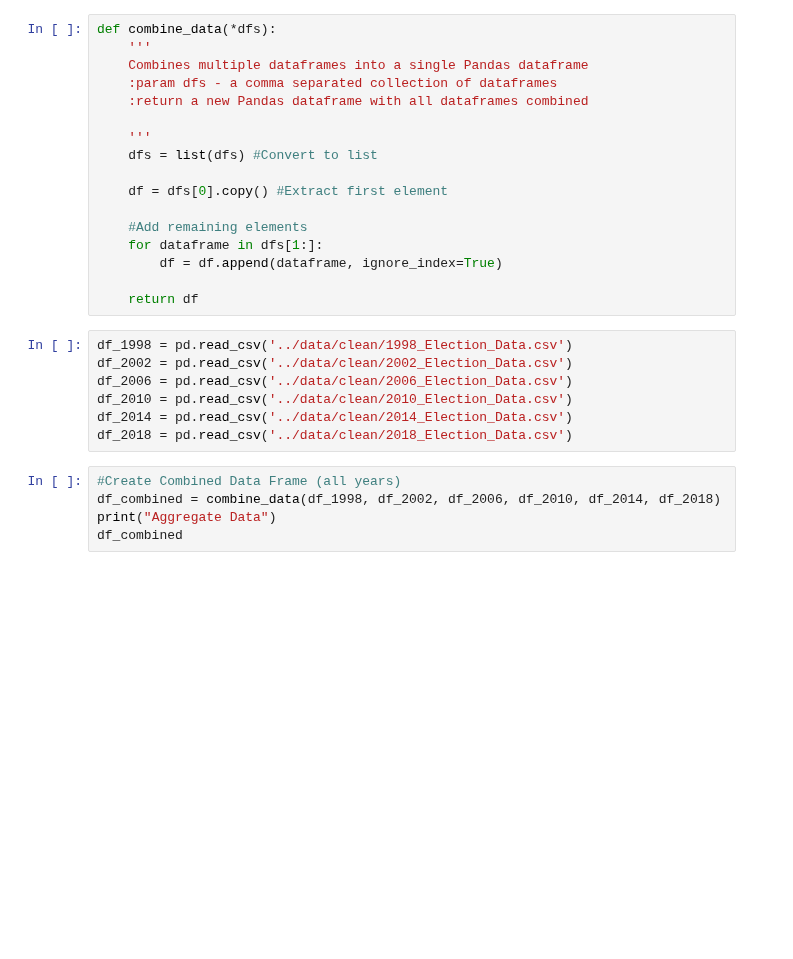
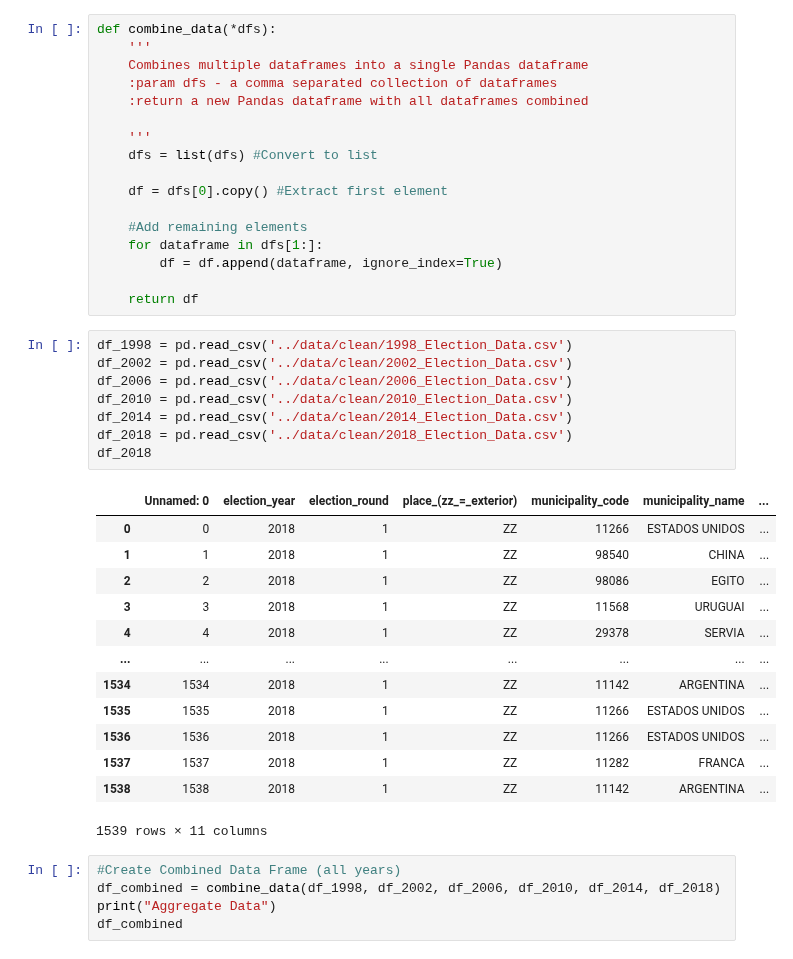
Before and after one commit to BU-Spark/ds-boston-bpda-br-election, a Jupyter notebook: TEAM1/src/votingdata.ipynb, the cells around one changed output. Saved outputs shown, nothing was run; the diff lists cells and outputs as text; blank space fills up the shorter version.

```diff
--- a/TEAM1/src/votingdata.ipynb
+++ b/TEAM1/src/votingdata.ipynb
@@ -29,10 +29,25 @@ def combine_data(*dfs):
 # %%
 df_1998 = pd.read_csv('../data/clean/1998_Election_Data.csv')
 df_2002 = pd.read_csv('../data/clean/2002_Election_Data.csv')
 df_2006 = pd.read_csv('../data/clean/2006_Election_Data.csv')
 df_2010 = pd.read_csv('../data/clean/2010_Election_Data.csv')
 df_2014 = pd.read_csv('../data/clean/2014_Election_Data.csv')
 df_2018 = pd.read_csv('../data/clean/2018_Election_Data.csv')
+df_2018
+# %% [output]
+|  | Unnamed: 0 | election_year | election_round | place_(zz_=_exterior) | municipality_code | municipality_name | ... |
+| 0 | 0 | 2018 | 1 | ZZ | 11266 | ESTADOS UNIDOS | ... |
+| 1 | 1 | 2018 | 1 | ZZ | 98540 | CHINA | ... |
+| 2 | 2 | 2018 | 1 | ZZ | 98086 | EGITO | ... |
+| 3 | 3 | 2018 | 1 | ZZ | 11568 | URUGUAI | ... |
+| 4 | 4 | 2018 | 1 | ZZ | 29378 | SERVIA | ... |
+| ... | ... | ... | ... | ... | ... | ... | ... |
+| 1534 | 1534 | 2018 | 1 | ZZ | 11142 | ARGENTINA | ... |
+| 1535 | 1535 | 2018 | 1 | ZZ | 11266 | ESTADOS UNIDOS | ... |
+| 1536 | 1536 | 2018 | 1 | ZZ | 11266 | ESTADOS UNIDOS | ... |
+| 1537 | 1537 | 2018 | 1 | ZZ | 11282 | FRANCA | ... |
+| 1538 | 1538 | 2018 | 1 | ZZ | 11142 | ARGENTINA | ... |
+1539 rows × 11 columns
 # %%
 #Create Combined Data Frame (all years)
 df_combined = combine_data(df_1998, df_2002, df_2006, df_2010, df_2014, df_2018)
```
Also changed, not shown: parts of 6 cells of this notebook.
